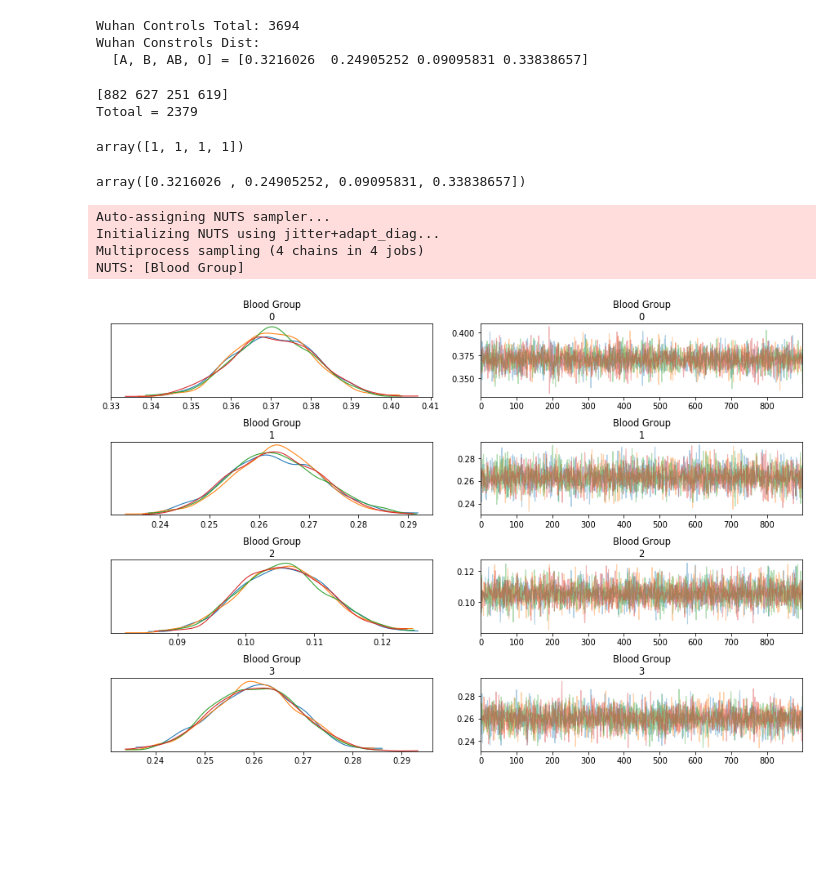
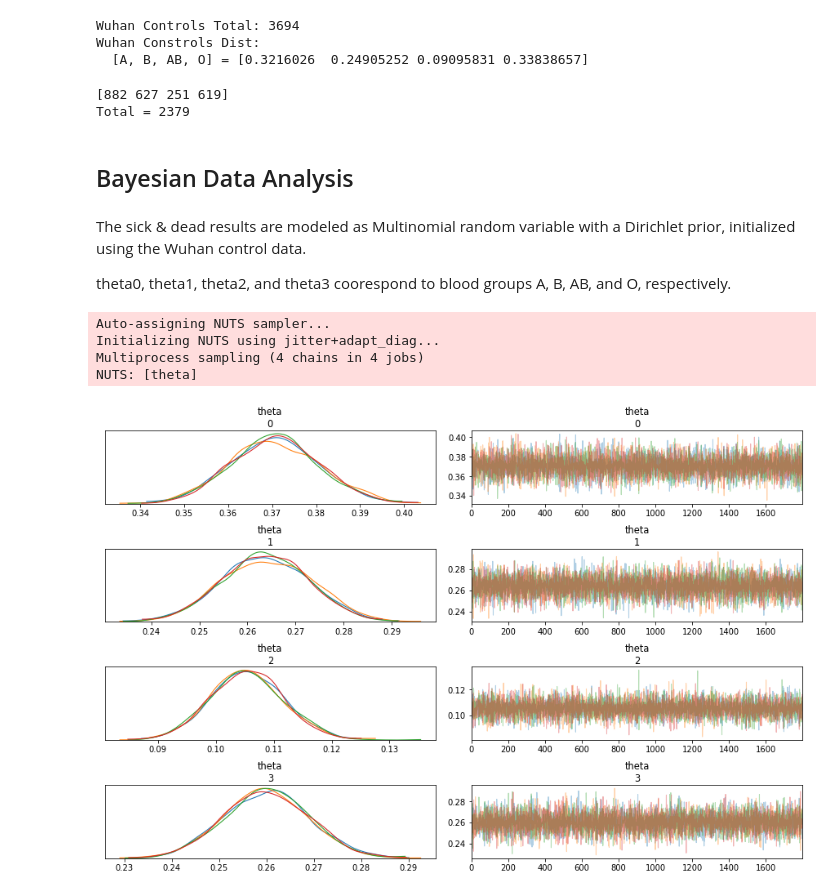
Before and after one commit to alreich/ipython-notebooks, a Jupyter notebook: covid19_and_blood_type.ipynb, the cells around one changed output. Drawn from its saved outputs; the diff is of its cells as text; code cells hidden in the pictures; blank space fills up the shorter version.

Commit message:
Added more plots

```diff
--- a/covid19_and_blood_type.ipynb
+++ b/covid19_and_blood_type.ipynb
@@ -63,30 +60,28 @@ Wuhan Constrols Dist:
 # %%
 sick_or_dead = wuhan_patients + wuhan_deaths + renmin_patients + shenzhen_patients
 print(sick_or_dead)
-print(f"Totoal = {sick_or_dead.sum()}")
+print(f"Total = {sick_or_dead.sum()}")
 # %% [output]
 [882 627 251 619]
-Totoal = 2379
+Total = 2379
-# %%
-np.ones_like(sick_or_dead)
-# %% [output]
-array([1, 1, 1, 1])
-# %%
-wuhan_controls_dist
-# %% [output]
-array([0.3216026 , 0.24905252, 0.09095831, 0.33838657])
+# %% [markdown]
+## Bayesian Data Analysis
+# %% [markdown]
+The sick & dead results are modeled as Multinomial random variable with a Dirichlet prior, initialized using the Wuhan control data.
+
+theta0, theta1, theta2, and theta3 coorespond to blood groups A, B, AB, and O, respectively.
 # %%
 with pm.Model() as mod:
-    theta = pm.Dirichlet('Blood Group', a=wuhan_controls_dist)
+    theta = pm.Dirichlet('theta', a=wuhan_controls_dist)
     post = pm.Multinomial('Posterior', n=sick_or_dead.sum(), p=theta, observed=sick_or_dead)
-    trace = pm.sample(1000, tune=5000)
+    trace = pm.sample(2000, tune=10000)
 
-    burnin = 100
+    burnin = 200
     chain = trace[burnin:]
     pm.traceplot(chain, lines={'theta':theta})
 # %% [output]
 Auto-assigning NUTS sampler...
 Initializing NUTS using jitter+adapt_diag...
 Multiprocess sampling (4 chains in 4 jobs)
-NUTS: [Blood Group]
+NUTS: [theta]
-[figure, old version]
+[figure, new version]
```
Also changed, not shown: parts of 8 cells of this notebook, 1 other file.
